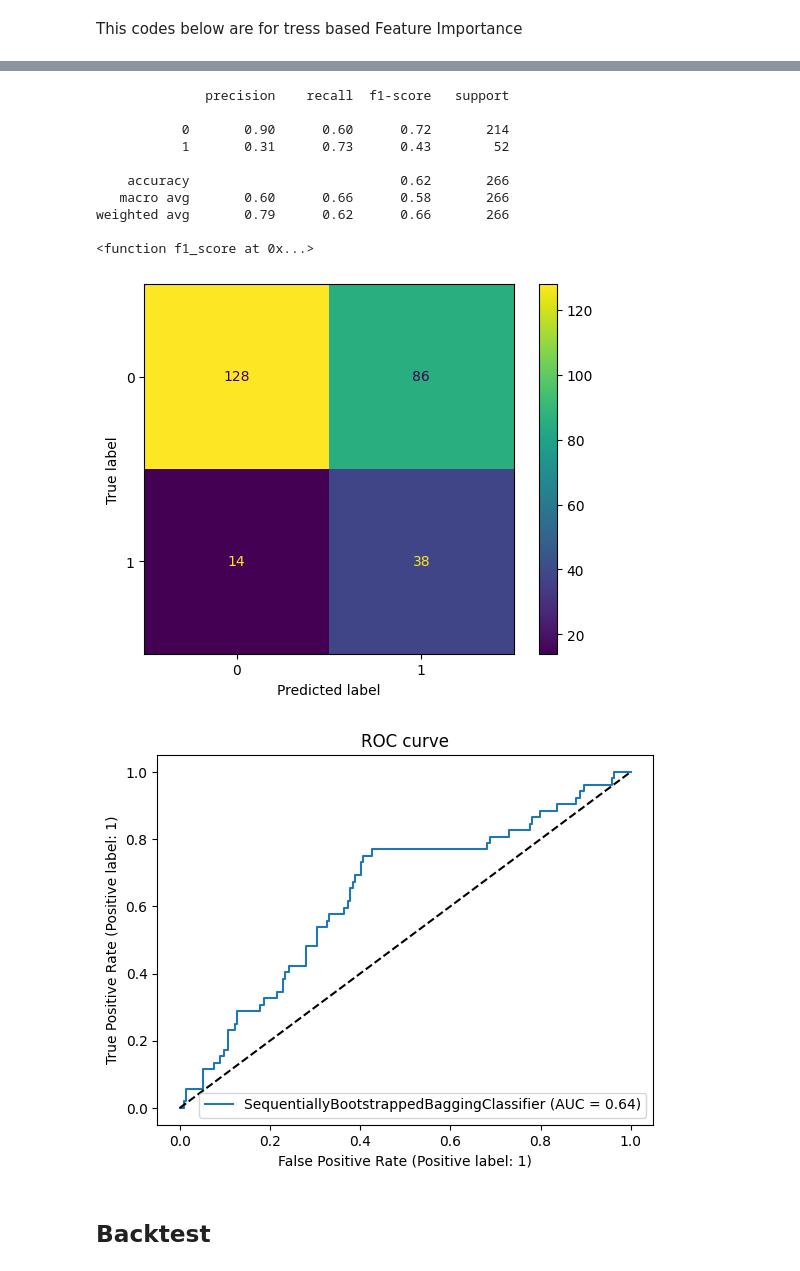
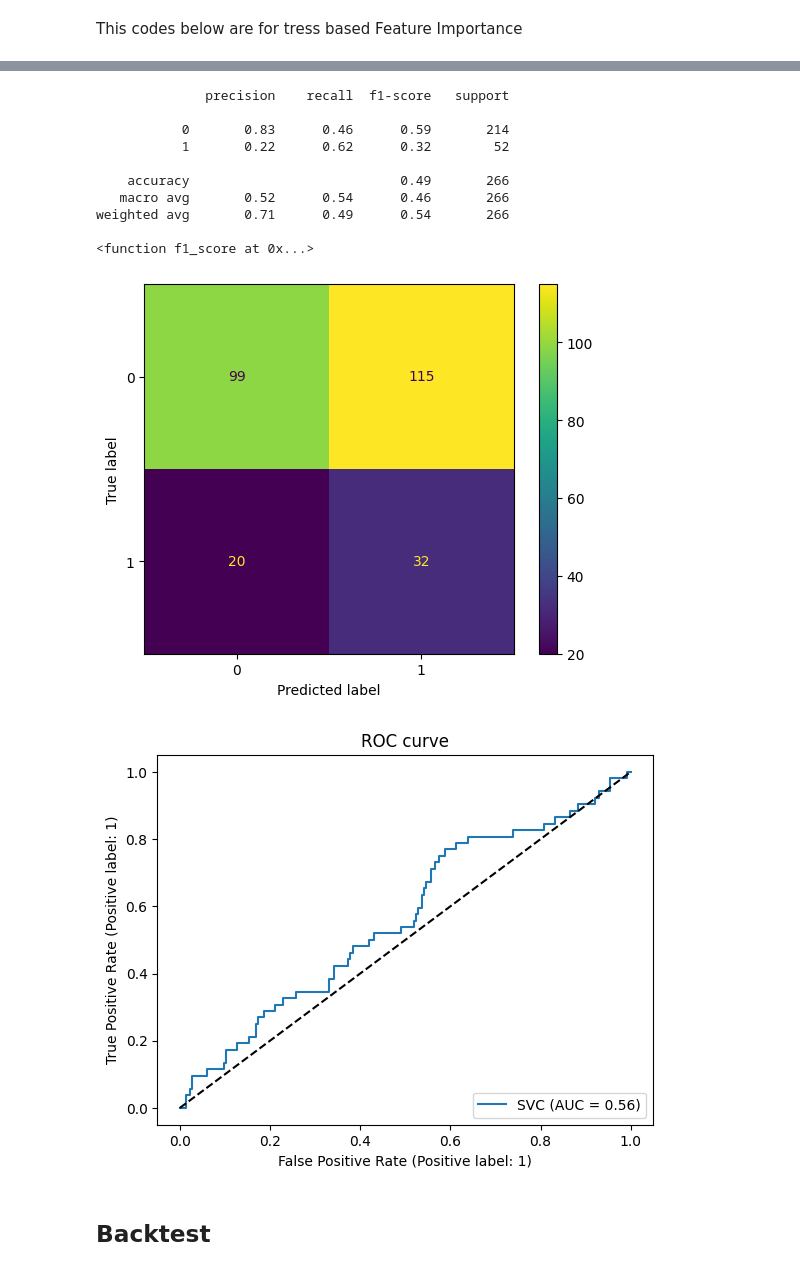
Before and after one commit to waikho/MADS_Capstone, a Jupyter notebook: modeling.ipynb, the cells around one changed output, grey strips where cells are left out. Saved outputs shown, nothing was run; the diff lists cells and outputs as text; code cells hidden in the pictures.

```diff
--- a/modeling.ipynb
+++ b/modeling.ipynb
@@ -644,30 +618,28 @@ weighted avg       0.65      0.33      0.35       266
 # %%
-top_model_fitted = top_model.fit(X_train, y_train)
-
-y_pred = top_model_fitted.predict(X_test)
+y_pred = top_model.predict(X_test)
 print(classification_report(y_test, y_pred))
 print(f1_score)
 
-ConfusionMatrixDisplay.from_estimator(top_model_fitted, X_test, y_test)
+ConfusionMatrixDisplay.from_estimator(top_model, X_test, y_test)
 plt.show()
 
-RocCurveDisplay.from_estimator(top_model_fitted, X_test, y_test)
+RocCurveDisplay.from_estimator(top_model, X_test, y_test)
 plt.plot([0, 1], [0, 1], 'k--')
 plt.title('ROC curve')
 plt.show()
 # %% [output]
               precision    recall  f1-score   support
 
-           0       0.90      0.60      0.72       214
-           1       0.31      0.73      0.43        52
+           0       0.83      0.46      0.59       214
+           1       0.22      0.62      0.32        52
 
-    accuracy                           0.62       266
-   macro avg       0.60      0.66      0.58       266
-weighted avg       0.79      0.62      0.66       266
+    accuracy                           0.49       266
+   macro avg       0.52      0.54      0.46       266
+weighted avg       0.71      0.49      0.54       266
 
 <function f1_score at 0x...>
-[figure, old version]
+[figure, new version]
-[figure, old version]
+[figure, new version]
 # %% [markdown]
 ## Backtest
 # %%
```
Also changed, not shown: parts of 24 cells of this notebook, 1 other file.
